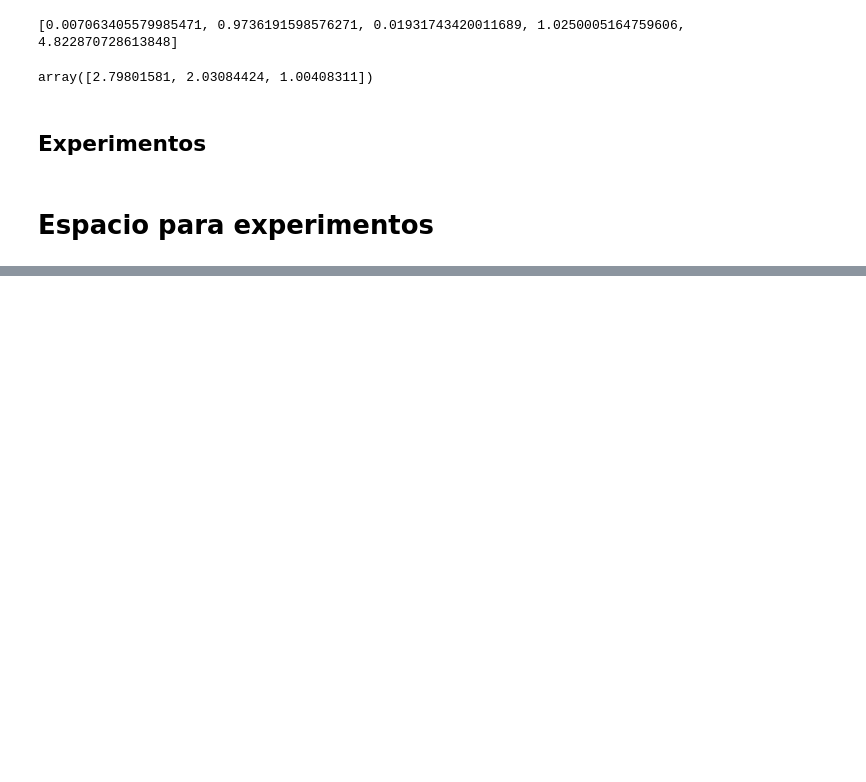
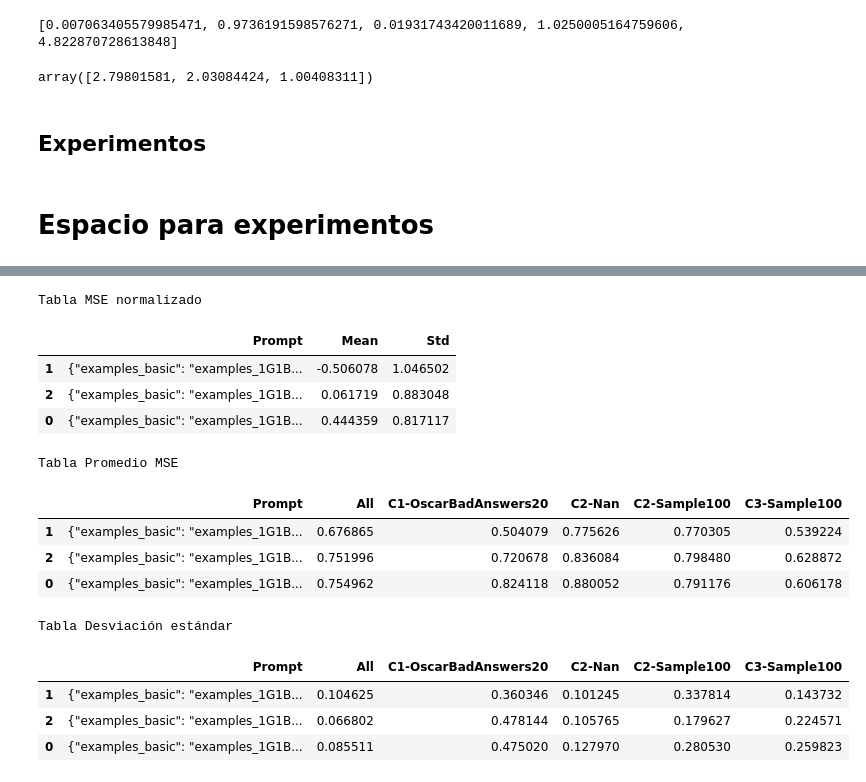
Before and after one commit to OscarRojasG/Experimentos-GPTValidator, a Jupyter notebook: Framework_Experimentos.ipynb, the cells around one changed output, grey strips where cells are left out. Cells and saved outputs as stored; diff of their text form; code cells hidden in the pictures; blank space fills up the shorter version.

```diff
--- a/Framework_Experimentos.ipynb
+++ b/Framework_Experimentos.ipynb
@@ -805,0 +756,18 @@ Tabla Desviación estándar
+# %%
+read_results('Results/analysis.json')
+# %% [output]
+Tabla MSE normalizado
+|  | Prompt | Mean | Std |
+| 1 | {"examples_basic": "examples_1G1B... | -0.506078 | 1.046502 |
+| 2 | {"examples_basic": "examples_1G1B... | 0.061719 | 0.883048 |
+| 0 | {"examples_basic": "examples_1G1B... | 0.444359 | 0.817117 |
+Tabla Promedio MSE
+|  | Prompt | All | C1-OscarBadAnswers20 | C2-Nan | C2-Sample100 | C3-Sample100 |
+| 1 | {"examples_basic": "examples_1G1B... | 0.676865 | 0.504079 | 0.775626 | 0.770305 | 0.539224 |
+| 2 | {"examples_basic": "examples_1G1B... | 0.751996 | 0.720678 | 0.836084 | 0.798480 | 0.628872 |
+| 0 | {"examples_basic": "examples_1G1B... | 0.754962 | 0.824118 | 0.880052 | 0.791176 | 0.606178 |
+Tabla Desviación estándar
+|  | Prompt | All | C1-OscarBadAnswers20 | C2-Nan | C2-Sample100 | C3-Sample100 |
+| 1 | {"examples_basic": "examples_1G1B... | 0.104625 | 0.360346 | 0.101245 | 0.337814 | 0.143732 |
+| 2 | {"examples_basic": "examples_1G1B... | 0.066802 | 0.478144 | 0.105765 | 0.179627 | 0.224571 |
+| 0 | {"examples_basic": "examples_1G1B... | 0.085511 | 0.475020 | 0.127970 | 0.280530 | 0.259823 |
```
Also changed, not shown: parts of 7 cells of this notebook.
